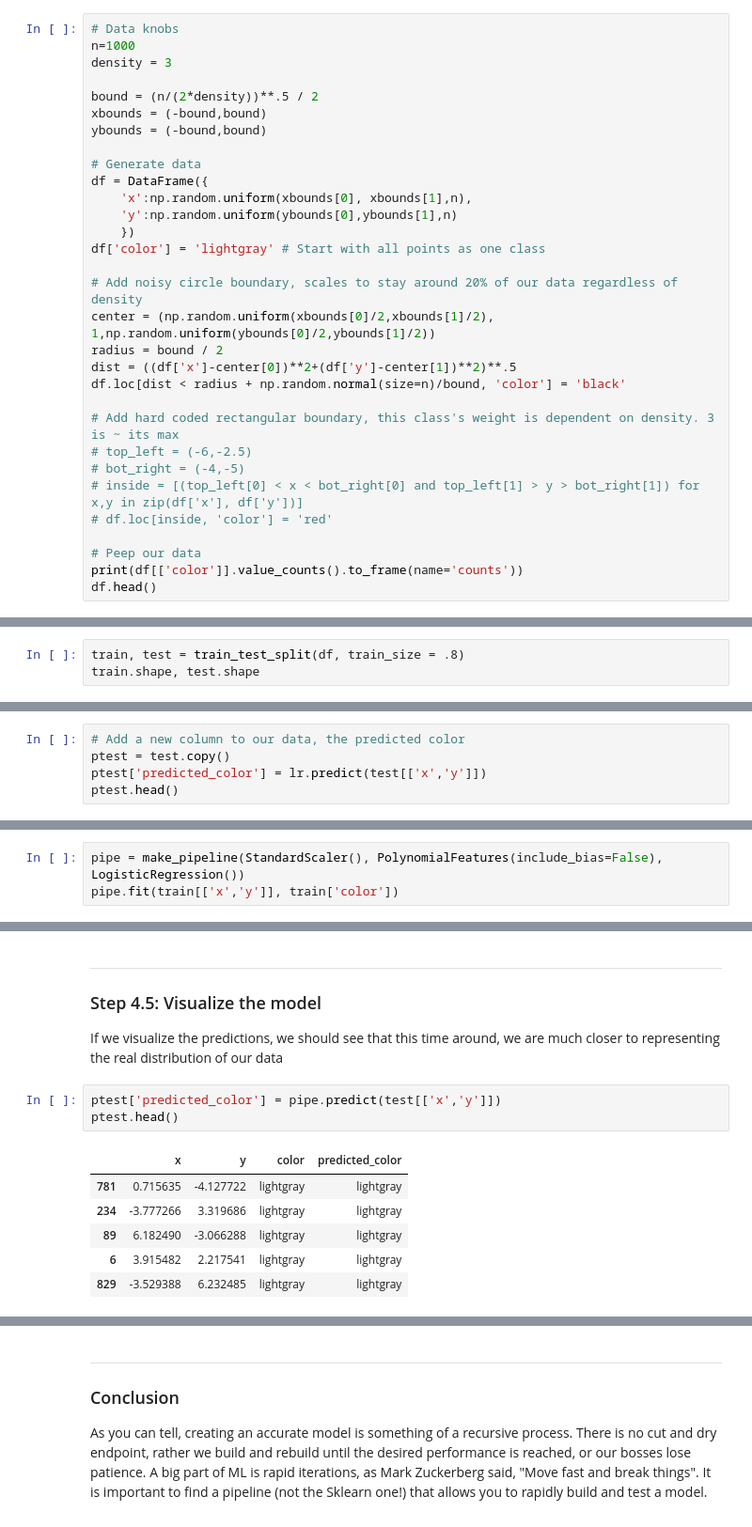
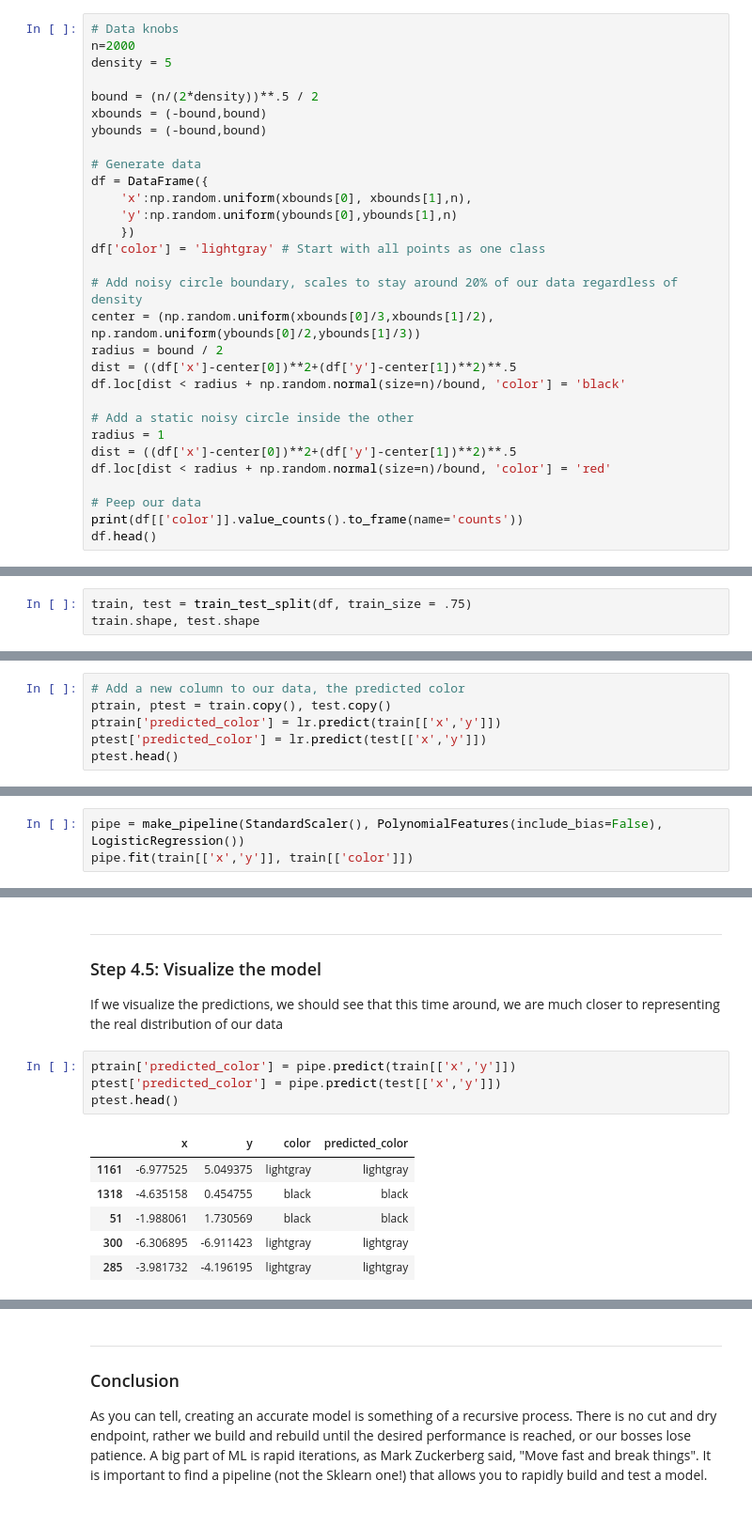
Before and after one commit to Cyrannosaurus/ForFun, a Jupyter notebook: sklearn/logreg.ipynb, the cells around one changed output, grey strips where cells are left out. Shown at 94% size. Cells and saved outputs as stored; diff of their text form.

```diff
--- a/sklearn/logreg.ipynb
+++ b/sklearn/logreg.ipynb
@@ -13,8 +13,8 @@ from pandas import DataFrame
 In practice, cleaning the data is often the longest part of the process. As this is just practice, we get to ignore all that and jump straight into the fun.
 # %%
 # Data knobs
-n=1000
-density = 3
+n=2000
+density = 5
 
 bound = (n/(2*density))**.5 / 2
 xbounds = (-bound,bound)
@@ -28,16 +28,15 @@ df = DataFrame({
 df['color'] = 'lightgray' # Start with all points as one class
 
 # Add noisy circle boundary, scales to stay around 20% of our data regardless of density
-center = (np.random.uniform(xbounds[0]/2,xbounds[1]/2), 1,np.random.uniform(ybounds[0]/2,ybounds[1]/2))
+center = (np.random.uniform(xbounds[0]/3,xbounds[1]/2), np.random.uniform(ybounds[0]/2,ybounds[1]/3))
 radius = bound / 2
 dist = ((df['x']-center[0])**2+(df['y']-center[1])**2)**.5
 df.loc[dist < radius + np.random.normal(size=n)/bound, 'color'] = 'black'
 
-# Add hard coded rectangular boundary, this class's weight is dependent on density. 3 is ~ its max
-# top_left = (-6,-2.5)
-# bot_right = (-4,-5)
-# inside = [(top_left[0] < x < bot_right[0] and top_left[1] > y > bot_right[1]) for x,y in zip(df['x'], df['y'])]
-# df.loc[inside, 'color'] = 'red'
+# Add a static noisy circle inside the other
+radius = 1
+dist = ((df['x']-center[0])**2+(df['y']-center[1])**2)**.5
+df.loc[dist < radius + np.random.normal(size=n)/bound, 'color'] = 'red'
 
 # Peep our data
 print(df[['color']].value_counts().to_frame(name='counts'))
@@ -71,5 +70,5 @@ from sklearn.pipeline import make_pipeline
 from sklearn.metrics import confusion_matrix
 # %%
-train, test = train_test_split(df, train_size = .8)
+train, test = train_test_split(df, train_size = .75)
 train.shape, test.shape
 # %% [output]
@@ -113,7 +113,8 @@ Unfortunately, that looks to be exactly what our model is doing
 This gets increasingly difficult as more dimensions are included in our data. In this case, we are working with 2D data and as such we (as humans) are still able to draw meaningful conclusions from visualizing what is going on.
 # %%
 # Add a new column to our data, the predicted color
-ptest = test.copy()
+ptrain, ptest = train.copy(), test.copy()
+ptrain['predicted_color'] = lr.predict(train[['x','y']])
 ptest['predicted_color'] = lr.predict(test[['x','y']])
 ptest.head()
 # %% [output]
@@ -230,7 +237,7 @@ But how to add features without needing to alter our train data, test data, and
 We build a Pipeline! A Pipeline can be treated like a regular model, it has all the methods we care about, but it can consist of any number of steps. Cleaning data, adding features, and doing the precition itself.
 # %%
 pipe = make_pipeline(StandardScaler(), PolynomialFeatures(include_bias=False), LogisticRegression())
-pipe.fit(train[['x','y']], train['color'])
+pipe.fit(train[['x','y']], train[['color']])
 # %% [output]
 Pipeline(steps=[('standardscaler', StandardScaler()),
                 ('polynomialfeatures', PolynomialFeatures(include_bias=False)),
@@ -252,12 +259,13 @@ Model has a training accuracy of 98.50% and a testing accuracy of 98.00%
 
 If we visualize the predictions, we should see that this time around, we are much closer to representing the real distribution of our data
 # %%
+ptrain['predicted_color'] = pipe.predict(train[['x','y']])
 ptest['predicted_color'] = pipe.predict(test[['x','y']])
 ptest.head()
 # %% [output]
 |  | x | y | color | predicted_color |
-| 781 | 0.715635 | -4.127722 | lightgray | lightgray |
-| 234 | -3.777266 | 3.319686 | lightgray | lightgray |
-| 89 | 6.182490 | -3.066288 | lightgray | lightgray |
-| 6 | 3.915482 | 2.217541 | lightgray | lightgray |
-| 829 | -3.529388 | 6.232485 | lightgray | lightgray |
+| 1161 | -6.977525 | 5.049375 | lightgray | lightgray |
+| 1318 | -4.635158 | 0.454755 | black | black |
+| 51 | -1.988061 | 1.730569 | black | black |
+| 300 | -6.306895 | -6.911423 | lightgray | lightgray |
+| 285 | -3.981732 | -4.196195 | lightgray | lightgray |
```
Also changed, not shown: parts of 26 cells of this notebook.
